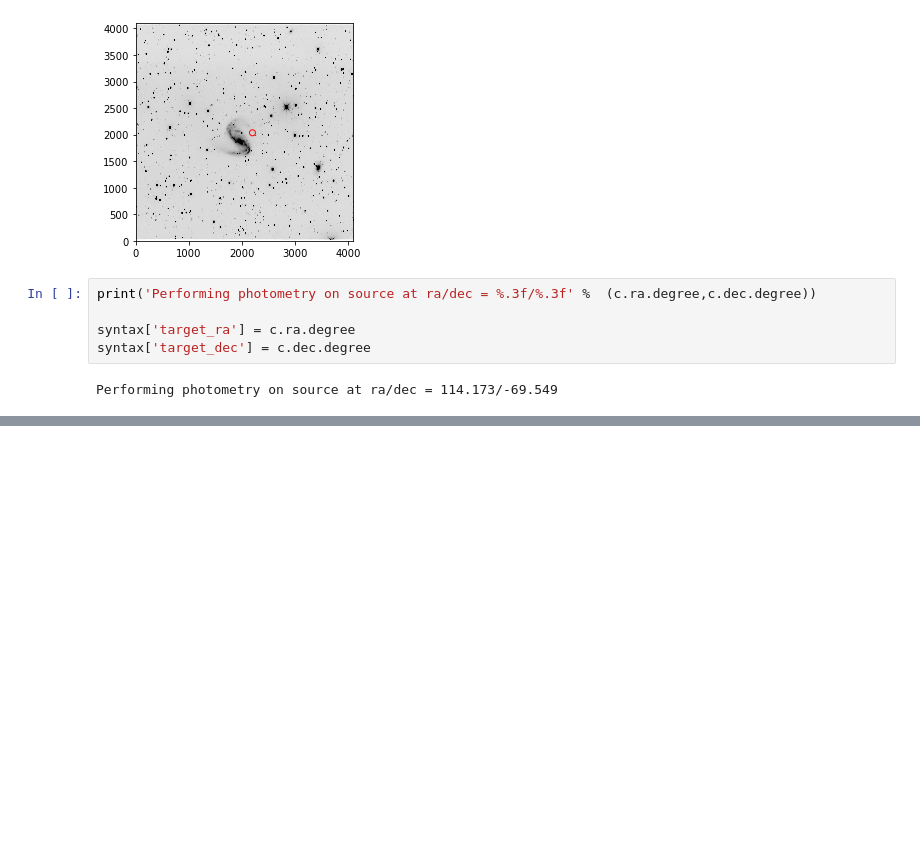
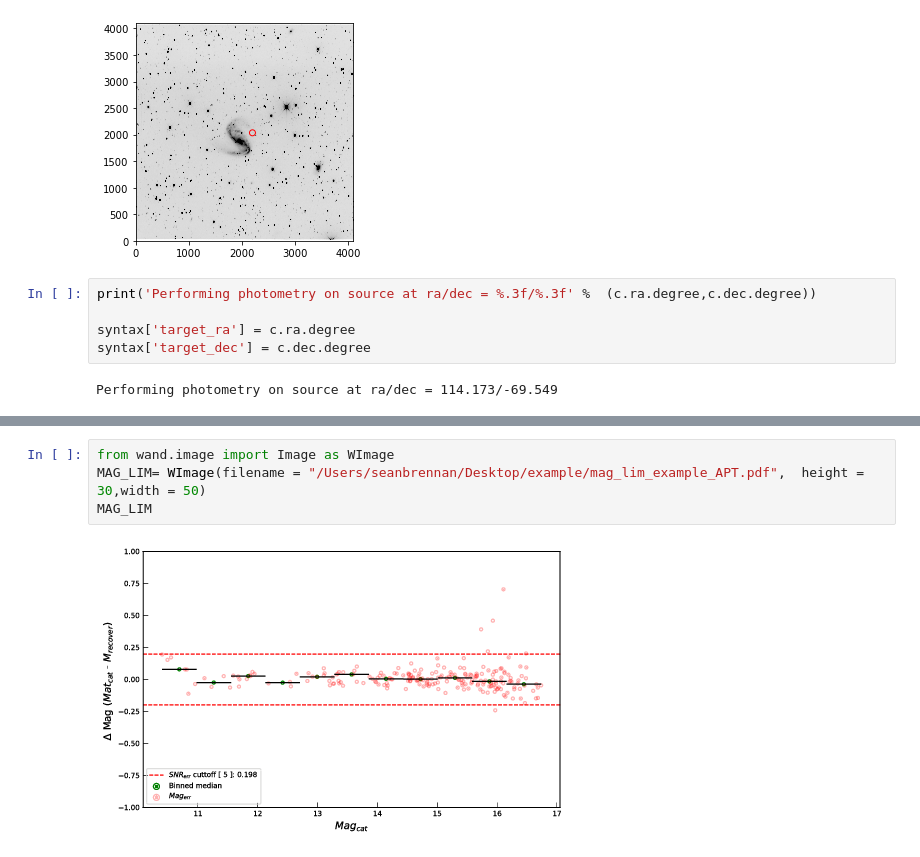
Before and after one commit to Astro-Sean/AutoPHoT, a Jupyter notebook: autophot_example.ipynb, the cells around one changed output, grey strips where cells are left out. Cells and saved outputs as stored; diff of their text form; blank space fills up the shorter version.

```diff
--- a/autophot_example.ipynb
+++ b/autophot_example.ipynb
@@ -125,0 +152,6 @@ Total Time Taken: 117s
+# %%
+from wand.image import Image as WImage
+MAG_LIM= WImage(filename = "/Users/seanbrennan/Desktop/example/mag_lim_example_APT.pdf",  height = 30,width = 50)
+MAG_LIM
+# %% [output]
+[figure, added]
```
Also changed, not shown: parts of 7 cells of this notebook, 1 other file.
